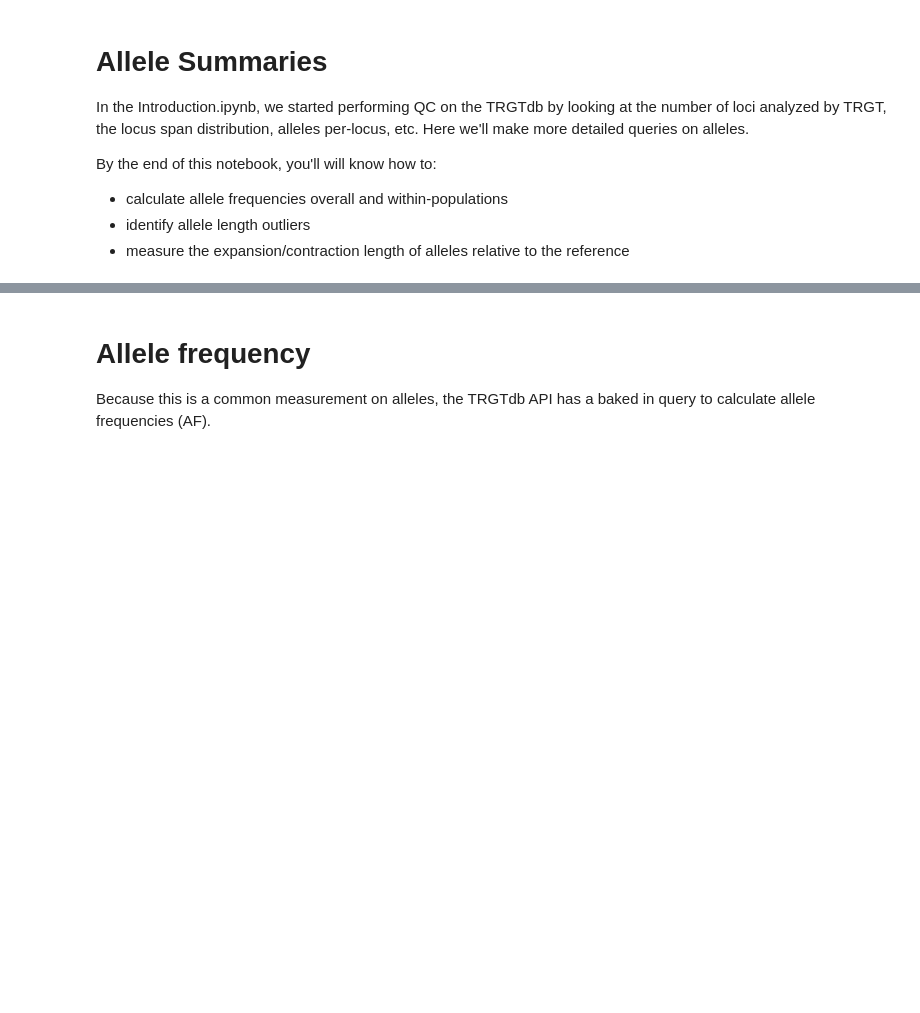
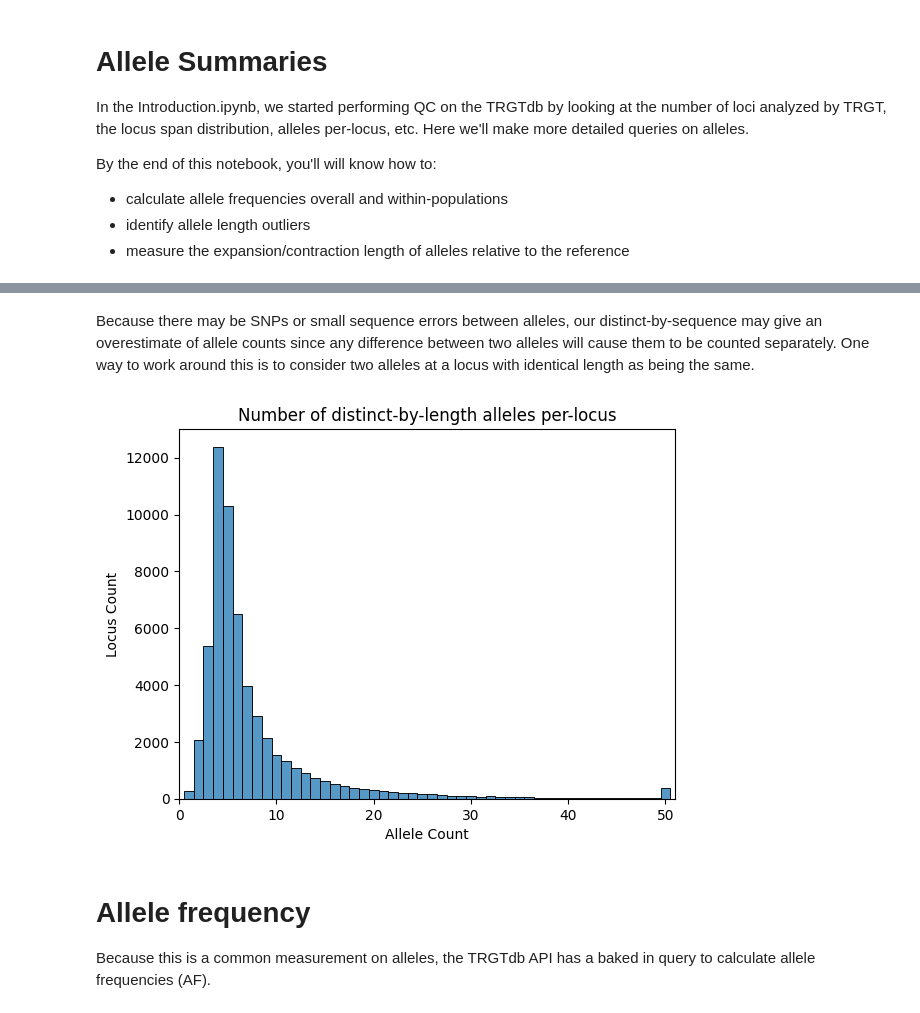
Before and after one commit to PacificBiosciences/trgt, a Jupyter notebook: notebooks/AlleleSummaries.ipynb, the cells around one changed output, grey strips where cells are left out. Cells and saved outputs as stored; diff of their text form; code cells hidden in the pictures; blank space fills up the shorter version.

```diff
--- a/notebooks/AlleleSummaries.ipynb
+++ b/notebooks/AlleleSummaries.ipynb
@@ -20,3 +41,20 @@ data = trgt.load_tdb("../test_files/databases/hprc_105.tdb/",
+# %% [markdown]
+Because there may be SNPs or small sequence errors between alleles, our distinct-by-sequence may give an overestimate of allele counts since any difference between two alleles will cause them to be counted separately. One way to work around this is to consider two alleles at a locus with identical length as being the same.
+# %%
+len_cnt = (data["allele"].groupby(["LocusID"])
+              ["allele_length"].nunique()
+              .to_frame()
+              .rename(columns={"allele_length":"Count"}))
+
+len_cnt['CntBin'] = pd.cut(len_cnt["Count"], bins, right=False, labels=bins[:-1])
+
+p = sb.histplot(data=len_cnt, x="CntBin", binwidth=1)
+_ = p.set(title="Number of distinct-by-length alleles per-locus",
+          xlim=(0, 51),
+          xlabel="Allele Count",
+          ylabel="Locus Count")
+# %% [output]
+[figure, added]
 # %% [markdown]
 # Allele frequency
 
```
Also changed, not shown: parts of 6 cells of this notebook, 1 other file.
